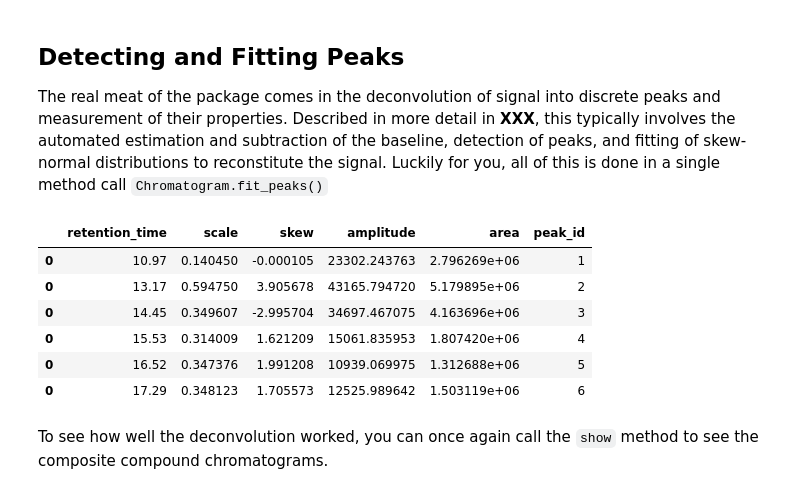
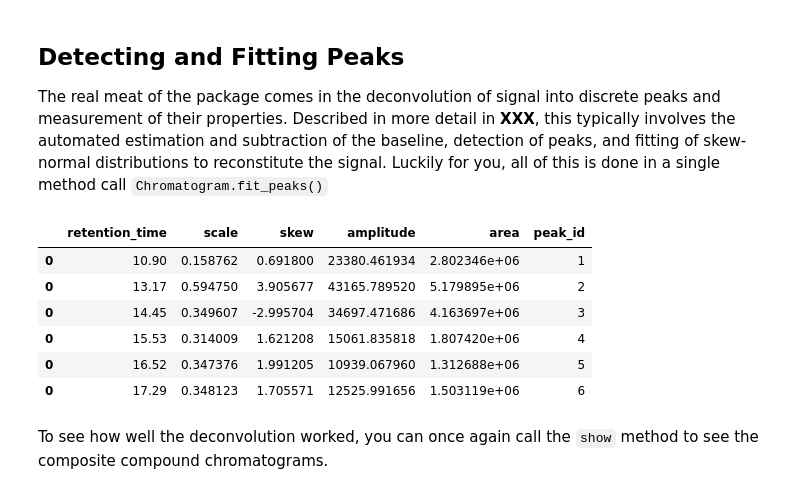
Before and after one commit to cremerlab/hplc-py, a Jupyter notebook: docs/source/tutorials/quickstart.ipynb, the cells around one changed output. Saved outputs shown, nothing was run; the diff lists cells and outputs as text; code cells hidden in the pictures.

```diff
--- a/docs/source/tutorials/quickstart.ipynb
+++ b/docs/source/tutorials/quickstart.ipynb
@@ -78,16 +78,16 @@ detection of peaks, and fitting of skew-normal distributions to reconstitute the
 signal. Luckily for you, all of this is done in a single method call `Chromatogram.fit_peaks()`
 # %%
 # Automatically detect and fit the peaks
-peaks = chrom.fit_peaks()
+peaks = chrom.fit_peaks(buffer=0)
 peaks
 # %% [output]
 |  | retention_time | scale | skew | amplitude | area | peak_id |
-| 0 | 10.97 | 0.140450 | -0.000105 | 23302.243763 | 2.796269e+06 | 1 |
-| 0 | 13.17 | 0.594750 | 3.905678 | 43165.794720 | 5.179895e+06 | 2 |
-| 0 | 14.45 | 0.349607 | -2.995704 | 34697.467075 | 4.163696e+06 | 3 |
-| 0 | 15.53 | 0.314009 | 1.621209 | 15061.835953 | 1.807420e+06 | 4 |
-| 0 | 16.52 | 0.347376 | 1.991208 | 10939.069975 | 1.312688e+06 | 5 |
-| 0 | 17.29 | 0.348123 | 1.705573 | 12525.989642 | 1.503119e+06 | 6 |
+| 0 | 10.90 | 0.158762 | 0.691800 | 23380.461934 | 2.802346e+06 | 1 |
+| 0 | 13.17 | 0.594750 | 3.905677 | 43165.789520 | 5.179895e+06 | 2 |
+| 0 | 14.45 | 0.349607 | -2.995704 | 34697.471686 | 4.163697e+06 | 3 |
+| 0 | 15.53 | 0.314009 | 1.621208 | 15061.835818 | 1.807420e+06 | 4 |
+| 0 | 16.52 | 0.347376 | 1.991205 | 10939.067960 | 1.312688e+06 | 5 |
+| 0 | 17.29 | 0.348123 | 1.705571 | 12525.991656 | 1.503119e+06 | 6 |
 # %% [markdown]
 To see how well the deconvolution worked, you can once again call the `show` method
 to see the composite compound chromatograms.
```
Also changed, not shown: parts of 8 cells of this notebook, 7 other files.
